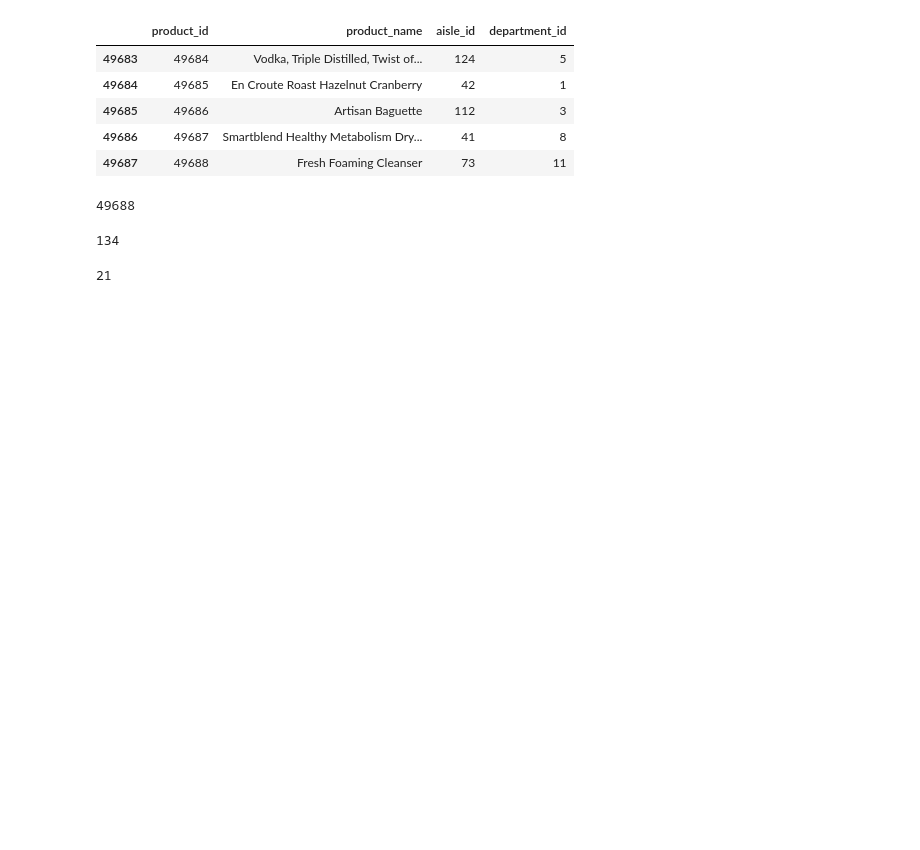
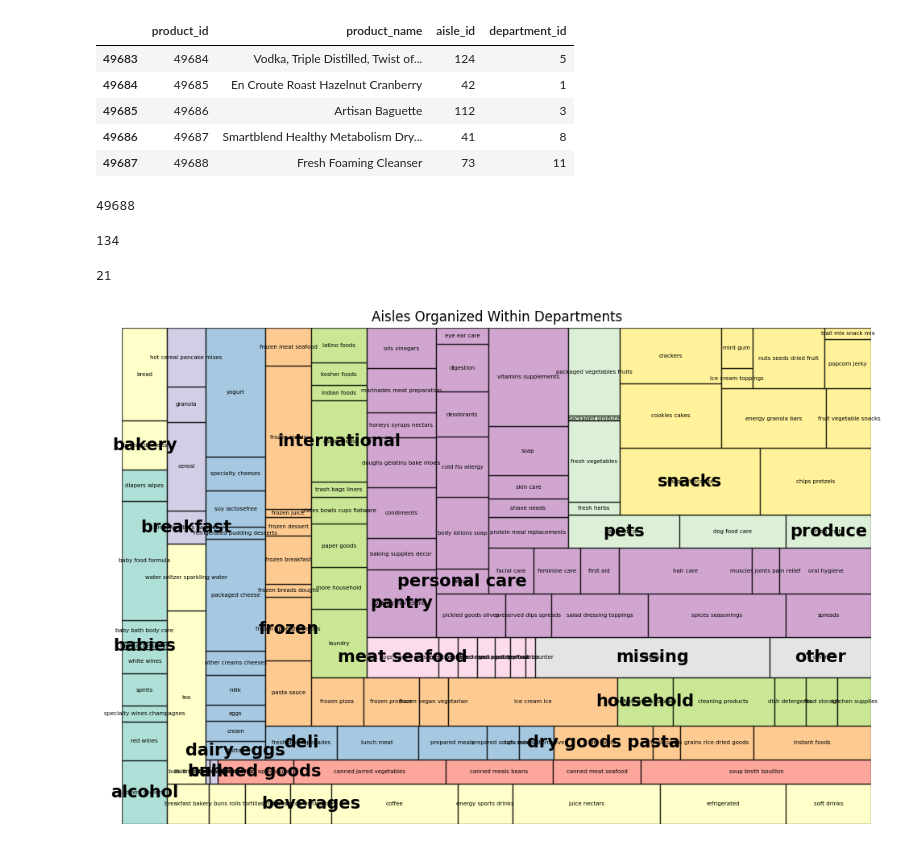
Before and after one commit to prathamskk/instacart-customer-purchase-prediction, a Jupyter notebook: 01_datadescription.ipynb, the cells around one changed output. Saved outputs shown, nothing was run; the diff lists cells and outputs as text; code cells hidden in the pictures; blank space fills up the shorter version.

```diff
--- a/01_datadescription.ipynb
+++ b/01_datadescription.ipynb
@@ -333,3 +330,50 @@ len(products.aisle_id.unique())
 len(products.department_id.unique())
 # %% [output]
 21
+# %%
+import squarify
+
+# Merge product information with aisles and departments
+df = products.merge(aisles, on='aisle_id', how='left')
+df = df.merge(departments, on='department_id', how='left')
+
+# Aggregate number of products in each aisle and department
+df = df.groupby(['department', 'aisle']).size().reset_index(name='size')
+
+# Aggregate at department level for labeling purposes
+department_sizes = df.groupby('department')['size'].sum().reset_index()
+
+# Define colors by department
+colors = {dept: plt.cm.Set3(i / len(department_sizes['department'].unique())) for i, dept in enumerate(department_sizes['department'].unique())}
+df['color'] = df['department'].map(colors)
+
+# Create treemap layout
+sizes = df['size'].tolist()
+labels = df['aisle'].tolist()
+colors_list = df['color'].tolist()
+
+plt.figure(figsize=(12, 8))
+ax = plt.gca()
+bounds = squarify.normalize_sizes(sizes, ax.get_xlim()[1], ax.get_ylim()[1])
+rects = squarify.squarify(bounds, 0, 0, ax.get_xlim()[1], ax.get_ylim()[1])
+
+# Draw rectangles
+for rect, label, color in zip(rects, labels, colors_list):
+    x, y, dx, dy = rect['x'], rect['y'], rect['dx'], rect['dy']
+    ax.add_patch(plt.Rectangle((x, y), dx, dy, facecolor=color, edgecolor='black', alpha=0.7))
+    ax.text(x + dx / 2, y + dy / 2, label, ha='center', va='center', fontsize=5)  # Reduced font size
+
+# Overlay department labels at appropriate positions
+department_positions = {}
+for rect, dept in zip(rects, df['department']):
+    if dept not in department_positions:
+        department_positions[dept] = (rect['x'] + rect['dx'] / 2, rect['y'] + rect['dy'] / 2)
+
+for dept, (x, y) in department_positions.items():
+    ax.text(x, y, dept, fontsize=15, fontweight='bold', ha='center', va='center', color='black')  # Reduced department font size
+
+plt.axis('off')
+plt.title("Aisles Organized Within Departments")
+plt.show()
+# %% [output]
+[figure, added]
```
Also changed, not shown: parts of 7 cells of this notebook, 1 other file.
